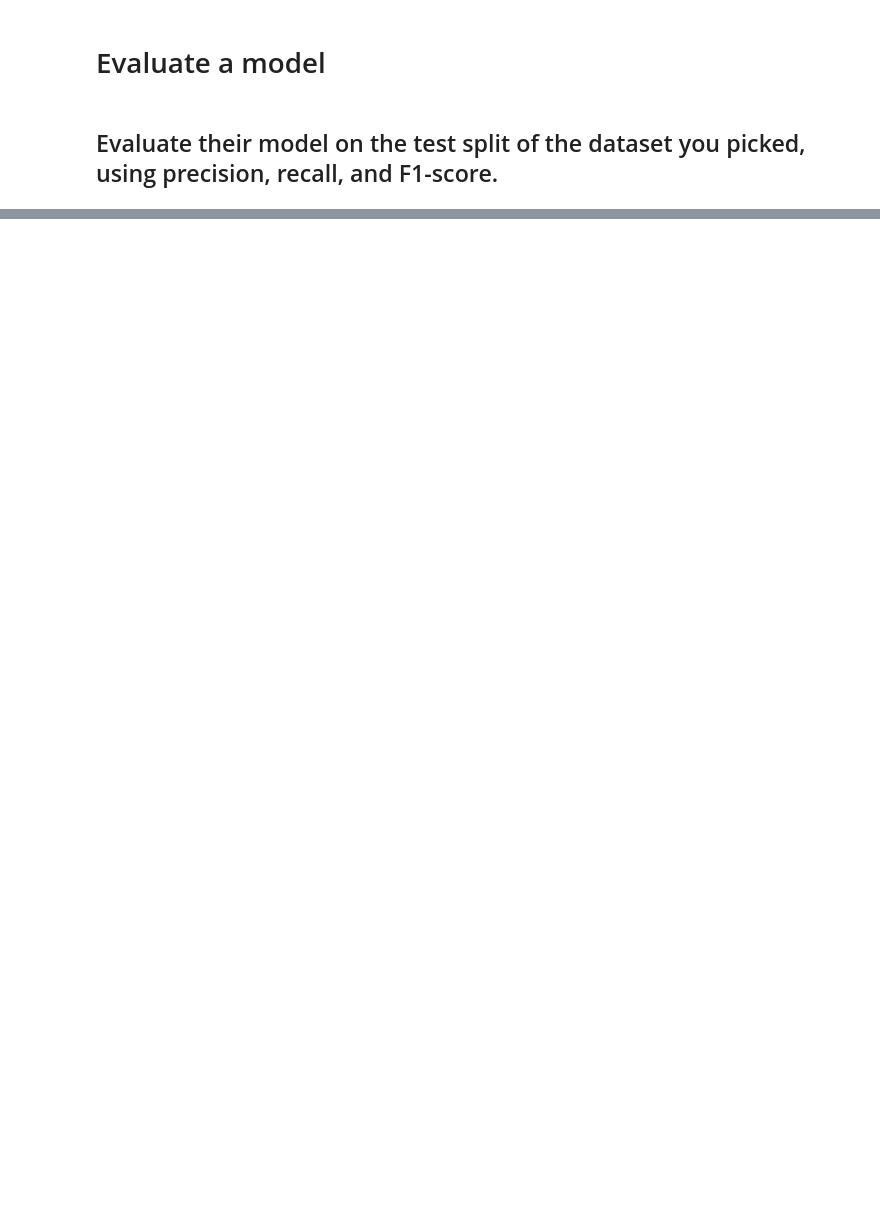
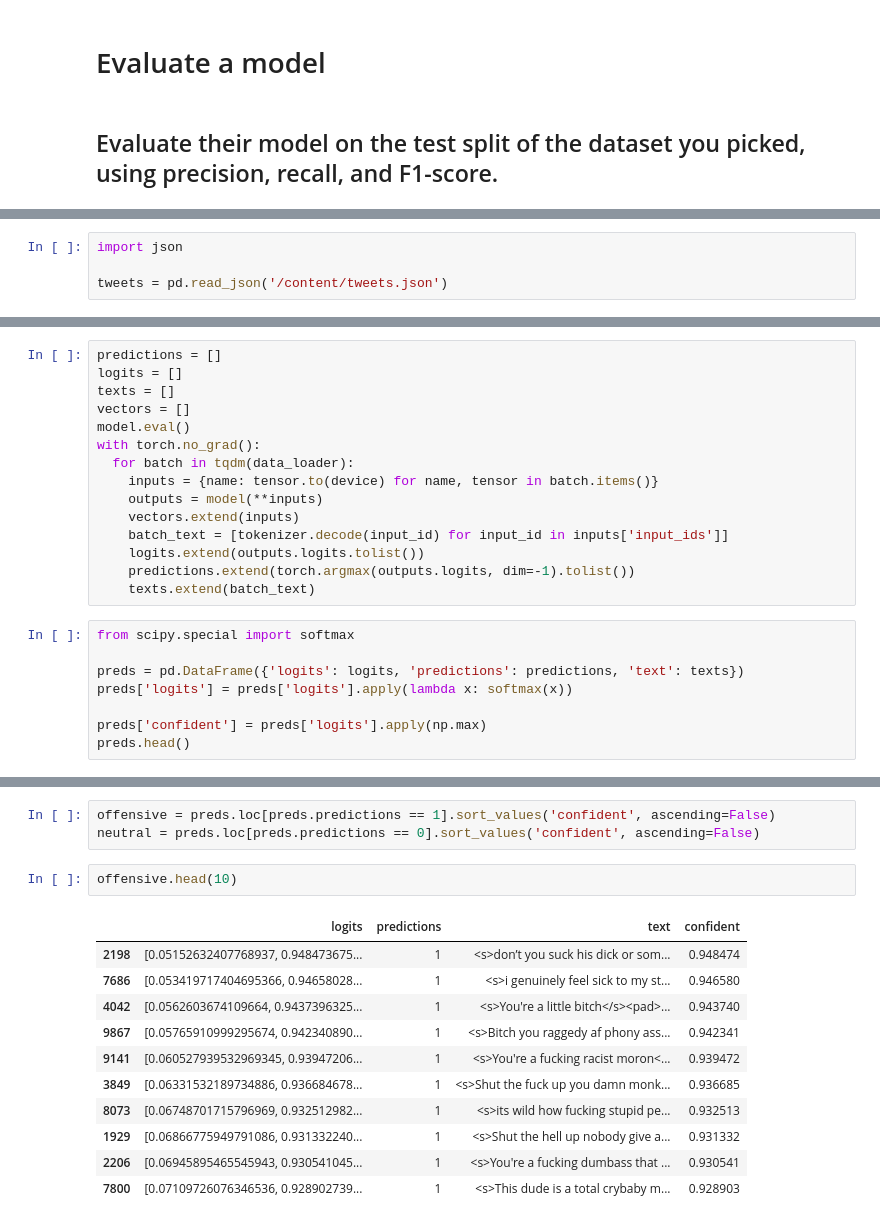
Before and after one commit to meliioko/nlp8, a Jupyter notebook: nlp8.ipynb, the cells around one changed output, grey strips where cells are left out. Saved outputs shown, nothing was run; the diff lists cells and outputs as text; blank space fills up the shorter version.

Commit message:
data and model evaluation done

```diff
--- a/nlp8.ipynb
+++ b/nlp8.ipynb
@@ -74,0 +188,4 @@ topic_model.visualize_barchart()
+# %%
+import json
+
+tweets = pd.read_json('/content/tweets.json')
@@ -74,0 +221,23 @@ topic_model.visualize_barchart()
+# %%
+predictions = []
+logits = []
+texts = []
+vectors = []
+model.eval()
+with torch.no_grad():
+  for batch in tqdm(data_loader):
+    inputs = {name: tensor.to(device) for name, tensor in batch.items()}
+    outputs = model(**inputs)
+    vectors.extend(inputs)
+    batch_text = [tokenizer.decode(input_id) for input_id in inputs['input_ids']]
+    logits.extend(outputs.logits.tolist())
+    predictions.extend(torch.argmax(outputs.logits, dim=-1).tolist())
+    texts.extend(batch_text)
+# %%
+from scipy.special import softmax
+
+preds = pd.DataFrame({'logits': logits, 'predictions': predictions, 'text': texts})
+preds['logits'] = preds['logits'].apply(lambda x: softmax(x))
+
+preds['confident'] = preds['logits'].apply(np.max)
+preds.head()
@@ -74,0 +251,17 @@ topic_model.visualize_barchart()
+# %%
+offensive = preds.loc[preds.predictions == 1].sort_values('confident', ascending=False)
+neutral = preds.loc[preds.predictions == 0].sort_values('confident', ascending=False)
+# %%
+offensive.head(10)
+# %% [output]
+|  | logits | predictions | text | confident |
+| 2198 | [0.05152632407768937, 0.948473675... | 1 | <s>don’t you suck his dick or som... | 0.948474 |
+| 7686 | [0.053419717404695366, 0.94658028... | 1 | <s>i genuinely feel sick to my st... | 0.946580 |
+| 4042 | [0.0562603674109664, 0.9437396325... | 1 | <s>You're a little bitch</s><pad>... | 0.943740 |
+| 9867 | [0.05765910999295674, 0.942340890... | 1 | <s>Bitch you raggedy af phony ass... | 0.942341 |
+| 9141 | [0.060527939532969345, 0.93947206... | 1 | <s>You're a fucking racist moron<... | 0.939472 |
+| 3849 | [0.06331532189734886, 0.936684678... | 1 | <s>Shut the fuck up you damn monk... | 0.936685 |
+| 8073 | [0.06748701715796969, 0.932512982... | 1 | <s>its wild how fucking stupid pe... | 0.932513 |
+| 1929 | [0.06866775949791086, 0.931332240... | 1 | <s>Shut the hell up nobody give a... | 0.931332 |
+| 2206 | [0.06945895465545943, 0.930541045... | 1 | <s>You're a fucking dumbass that ... | 0.930541 |
+| 7800 | [0.07109726076346536, 0.928902739... | 1 | <s>This dude is a total crybaby m... | 0.928903 |
```
Also changed, not shown: parts of 28 cells of this notebook.
